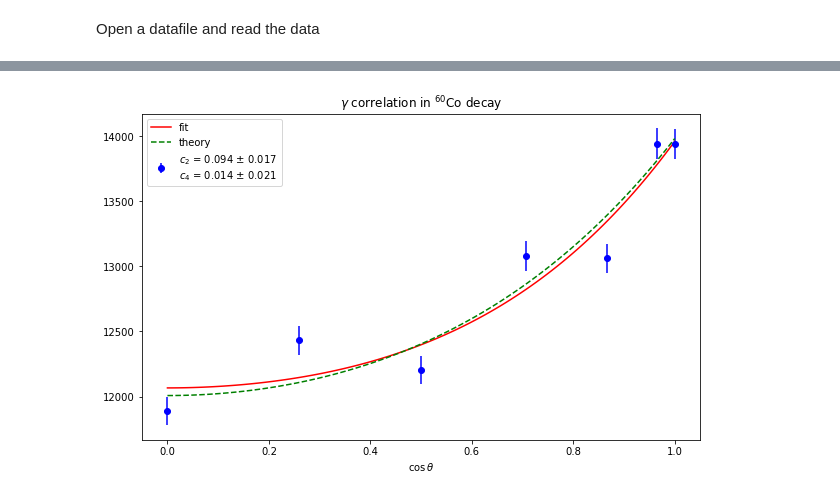
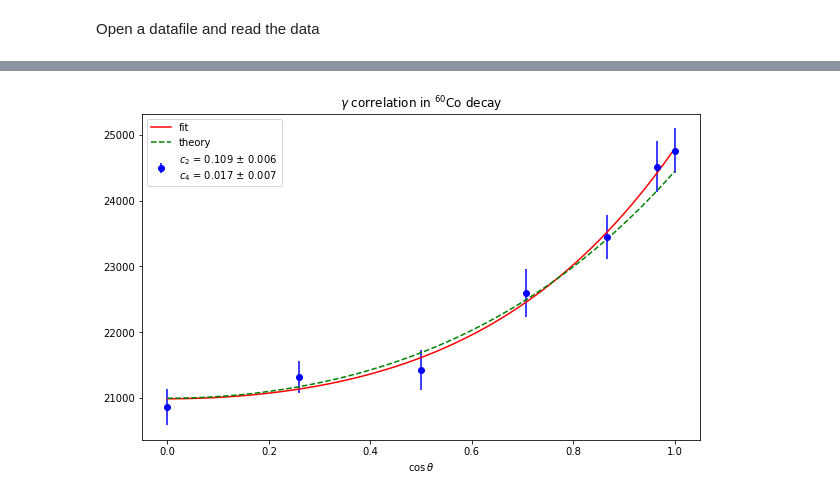
Before and after one commit to acolijn/DT5550_DAQ, a Jupyter notebook: analysis/decode_example.ipynb, the cells around one changed output, grey strips where cells are left out. Saved outputs shown, nothing was run; the diff lists cells and outputs as text; code cells hidden in the pictures.

```diff
--- a/analysis/decode_example.ipynb
+++ b/analysis/decode_example.ipynb
@@ -173,6 +159,0 @@ plt.yscale('linear')
-# %%
-def legendre_polynomial(x,a,b,c):
-    P0 = legendre(0)
-    P2 = legendre(2)
-    P4 = legendre(4)
-    return a*(P0(x) + b*P2(x) + c*P4(x))
@@ -179,48 +274,39 @@ def legendre_polynomial(x,a,b,c):
 # %%
 
 x = np.arange(1,8,1)
 theta = (7-x)*(np.pi/12)+np.pi/2
 cost = abs(np.cos(theta))
 
-data = n_tag1173[1:8]
-#data = n_tag1330[1:8]
+#data = n_tag1173[1:8]
+data = n_tag1330[1:8]
 #data = n_tag[1:8]
 #data = nhit_tag1173[1:8]
 
 #corr = (nhit_untag1173[1:8]+nhit_untag1330[1:8])
 #corr = nhit_untag1330[1:8]
 corr = np.ones(7)
 y =  data / corr
-yerr = np.sqrt(data)/ corr
-#print(x,cost,yerr)
-
-model = lm.model.Model(legendre_polynomial)
-params = lm.Parameters()
-params.add("a", value = 0.1)
-params.add("b",value = 0.1)
-params.add("c", value = 0.01)
-fit = model.fit(y, x=cost, weights = [1/element for element in yerr], params = params)
-
-a = fit.params["a"].value
-b = fit.params["b"].value
-c = fit.params["c"].value
-a_err = fit.params["a"].stderr
-b_err = fit.params["b"].stderr
-c_err = fit.params["c"].stderr
-xx = np.linspace(0.,1.,100)
-#yy = a*(P0(xx) + b*P2(xx) + c*P4(xx))
-#a = 0.03
-#b = 0.1005
-#c = 0.0094
+yerr = dn_tag1330[1:8] / corr
+#
+# fit the data
+#
+fit = legendre_fit(cost, data, yerr=yerr)
+#
+# plot the data
+#
 txt = '$c_2$ = {:4.3f} $\pm$ {:4.3f} \n$c_4$ = {:4.3f} $\pm$ {:4.3f}'.format(b,b_err,c,c_err)
 plt.figure(figsize=(10,6))
 h = plt.errorbar(cost, y, yerr=yerr, fmt = 'o', color='blue', label=txt)
-plt.plot(xx, legendre_polynomial(xx, a, b, c),'-',color='red', label='fit')
-plt.plot(xx, legendre_polynomial(xx, a, 0.1005, 0.0094), '--', color='green', label='theory' )
+#
+# plot the fit to the data
+#
+xx = np.linspace(0,1,500)
+plt.plot(xx, legendre_polynomial(xx, fit[0], fit[1], fit[2]),'-',color='red', label='fit')
+plt.plot(xx, legendre_polynomial(xx, fit[0], 0.1005, 0.0094), '--', color='green', label='theory' )
 plt.xlabel('$\cos \\theta$')
 plt.legend()
 plt.title("$\gamma$ correlation in $^{60}$Co decay")
 
 plt.show()
 # %% [output]
-[figure, old version]
+[figure, new version]
```
Also changed, not shown: parts of 12 cells of this notebook, 3 other files.
